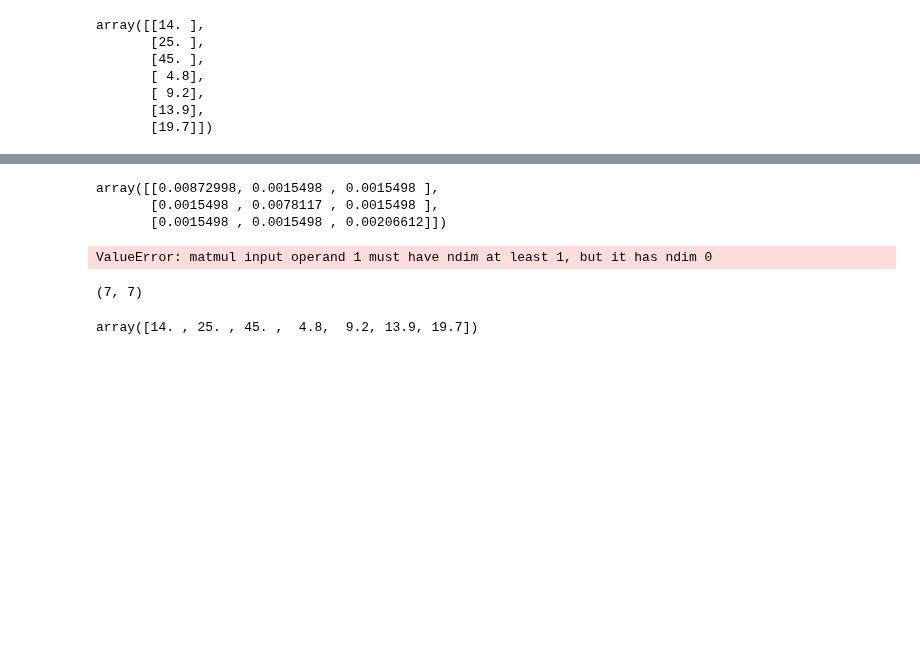
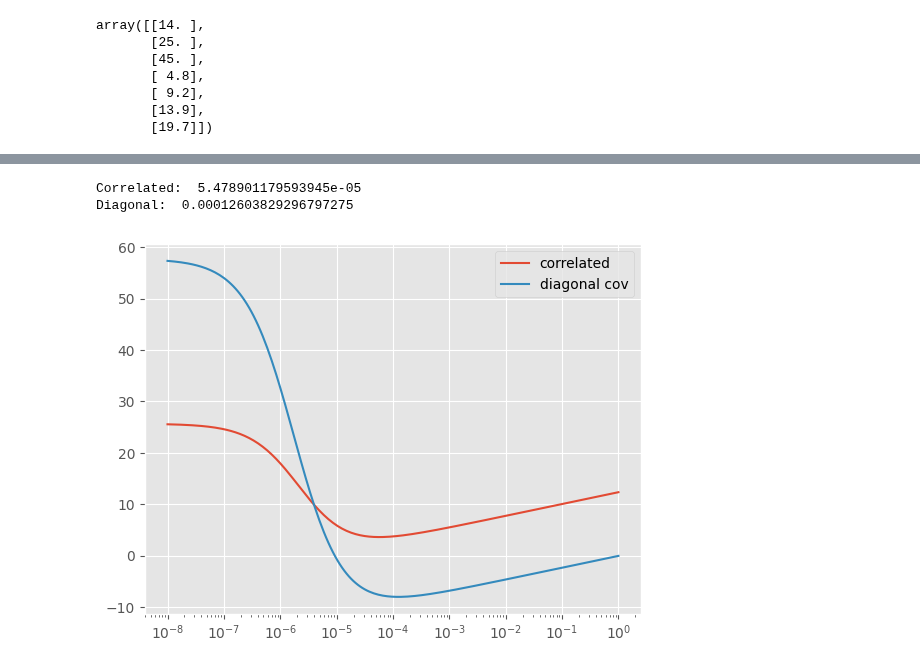
Before and after one commit to ihmeuw-msca/CorrelationCorrection, a Jupyter notebook: Examples/sbp_pad.ipynb, the cells around one changed output, grey strips where cells are left out. Cells and saved outputs as stored; diff of their text form; code cells hidden in the pictures; blank space fills up the shorter version.

Commit message:
fixed reml, using gl covariances

```diff
--- a/Examples/sbp_pad.ipynb
+++ b/Examples/sbp_pad.ipynb
@@ -1,6 +1,6 @@
 # %%
 import jax
-# jax.config.update('jax_enable_x64',True)
+jax.config.update('jax_enable_x64',True)
 # jax.config.update("jax_default_device", jax.devices()[6])
 import jax.numpy as jnp
 import pandas as pd
@@ -258,6 +228,0 @@ plt.xscale('log')
-# %%
-covmats[0]
-# %% [output]
-array([[0.00872998, 0.0015498 , 0.0015498 ],
-       [0.0015498 , 0.0078117 , 0.0015498 ],
-       [0.0015498 , 0.0015498 , 0.00206612]])
@@ -266,12 +229,22 @@ ZZT = Z@Z.T
-# %%
-gamma, beta = estimate_gamma(L, [C], X, Z)
-# %% [output]
-ValueError: matmul input operand 1 must have ndim at least 1, but it has ndim 0
-# %%
-ZZT.shape
-# %% [output]
-(7, 7)
-# %%
-x
-# %% [output]
-array([14. , 25. , 45. ,  4.8,  9.2, 13.9, 19.7])
+# %%
+gamma_grid = jnp.logspace(-8,0,200)
+nll = vec_reml(gamma_grid,C,L,X,Z)
+
+
+Cdiag = jnp.diag(jnp.diag(C))
+nll_diag = vec_reml(gamma_grid,Cdiag,L,X,Z)
+
+
+gamma = gamma_grid[jnp.argmin(nll)]
+gamma_diag = gamma_grid[jnp.argmin(nll_diag)]
+print("Correlated: ",gamma)
+print("Diagonal: ",gamma_diag)
+plt.plot(gamma_grid,nll,label = 'correlated')
+plt.plot(gamma_grid,nll_diag,label = 'diagonal cov')
+plt.xscale('log')
+plt.legend()
+plt.show()
+# %% [output]
+Correlated:  5.478901179593945e-05
+Diagonal:  0.00012603829296797275
+[figure, added]
```
Also changed, not shown: parts of 10 cells of this notebook.
